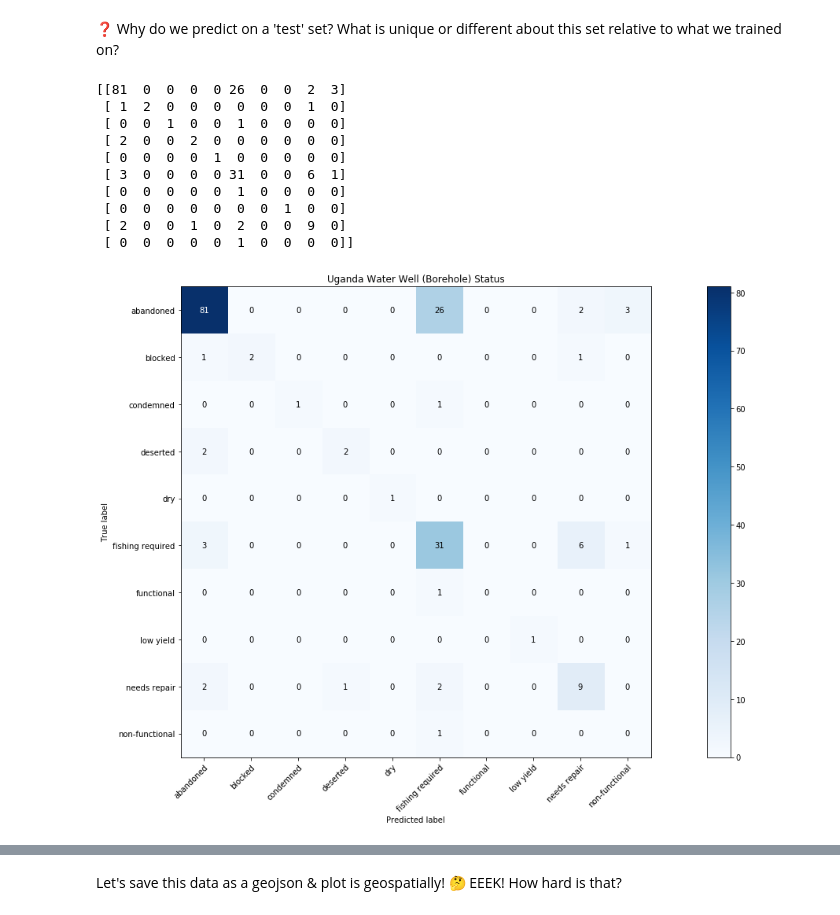
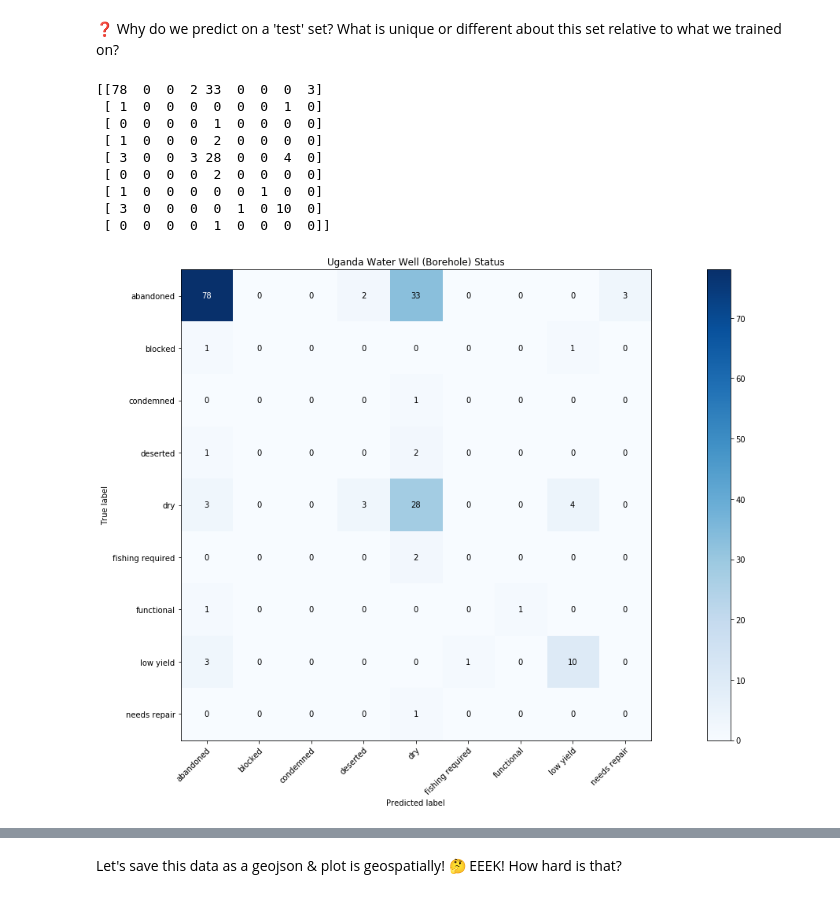
Before and after one commit to shaystrong/Machine_learning, a Jupyter notebook: notebook_tutorials/uganda_boreholes.ipynb, the cells around one changed output, grey strips where cells are left out. Cells and saved outputs as stored; diff of their text form; code cells hidden in the pictures.

```diff
--- a/notebook_tutorials/uganda_boreholes.ipynb
+++ b/notebook_tutorials/uganda_boreholes.ipynb
@@ -297,24 +297,23 @@ y_pred=logmodel.predict(X_test)
 # %% [markdown]
 ❓ Why do we predict on a 'test' set? What is unique or different about this set relative to what we trained on?
 # %%
-y_test=y_test.values.reshape((181, -1))
+y_test=y_test.values.reshape((179, -1))
 class_names=['abandoned','blocked','condemned','deserted','dry','fishing required','functional','low yield','needs repair','non-functional','silted']
 plot_confusion_matrix(np.array(y_pred), y_test, classes=class_names,title='Uganda Water Well (Borehole) Status')
 
 
 plt.show()
 # %% [output]
-[[81  0  0  0  0 26  0  0  2  3]
- [ 1  2  0  0  0  0  0  0  1  0]
- [ 0  0  1  0  0  1  0  0  0  0]
- [ 2  0  0  2  0  0  0  0  0  0]
- [ 0  0  0  0  1  0  0  0  0  0]
- [ 3  0  0  0  0 31  0  0  6  1]
- [ 0  0  0  0  0  1  0  0  0  0]
- [ 0  0  0  0  0  0  0  1  0  0]
- [ 2  0  0  1  0  2  0  0  9  0]
- [ 0  0  0  0  0  1  0  0  0  0]]
+[[78  0  0  2 33  0  0  0  3]
+ [ 1  0  0  0  0  0  0  1  0]
+ [ 0  0  0  0  1  0  0  0  0]
+ [ 1  0  0  0  2  0  0  0  0]
+ [ 3  0  0  3 28  0  0  4  0]
+ [ 0  0  0  0  2  0  0  0  0]
+ [ 1  0  0  0  0  0  1  0  0]
+ [ 3  0  0  0  0  1  0 10  0]
+ [ 0  0  0  0  1  0  0  0  0]]
-[figure, old version]
+[figure, new version]
 # %%
 from pandas_ml import ConfusionMatrix
 cm = ConfusionMatrix(y_pred, y_test[:,0])
```
Also changed, not shown: parts of 9 cells of this notebook, 1 other file.
